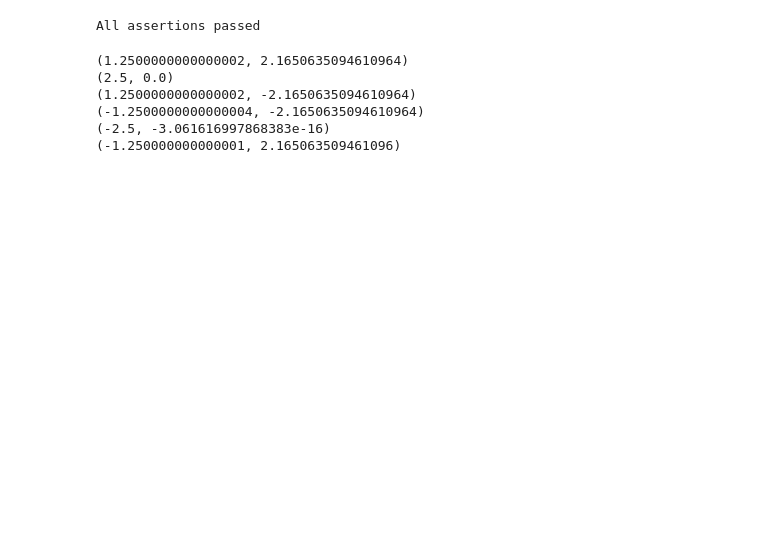
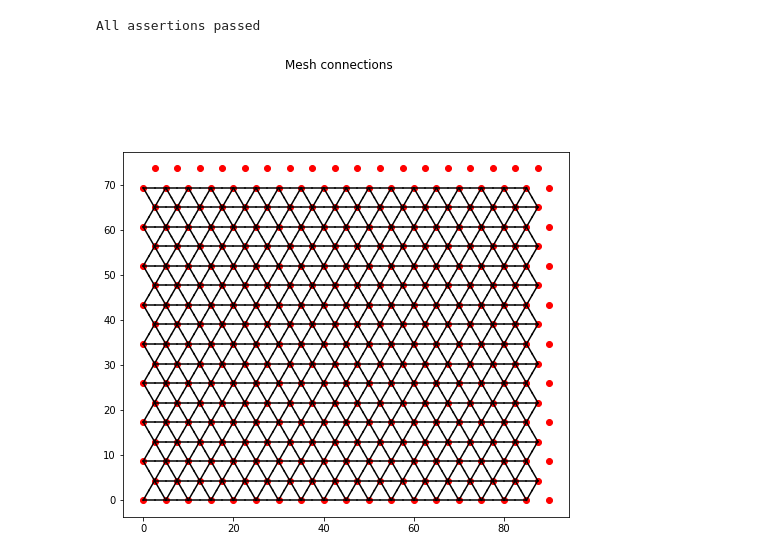
Before and after one commit to martelloni/virtualmembrane, a Jupyter notebook: PythonValidation.ipynb, the cells around one changed output. Cells and saved outputs as stored; diff of their text form; code cells hidden in the pictures; blank space fills up the shorter version.

```diff
--- a/PythonValidation.ipynb
+++ b/PythonValidation.ipynb
@@ -55,19 +59,21 @@ All assertions passed
 # %%
 ## Plot mesh mask structure
 
 def getLinePoints(xp, yp, direction):
     """
     xp, yp: coordinates of the mesh point
     direction: enum of the direction clockwise (NE, E, SE, SW, W, NW)
     """
-    angles = np.arange(np.pi/3, -6/3*np.pi, -np.pi/3)
+    angles = np.arange(-np.pi/3, 5/3*np.pi, np.pi/3)
     yd = np.sin(angles[direction]) * spatial_resolution / 2 + yp
     xd = np.cos(angles[direction]) * spatial_resolution / 2 + xp
-    return (xd, yd)
+    return ((xd, xp), (yd, yp))
+
+fig, ax = plot_mesh("Mesh connections")
+for point_idx, point_coords in enumerate(mesh_coords):
+    point_mask = mesh_mask[point_idx]
+    for dir, dirmask in enumerate(point_mask):
+        if point_mask[dir]:
+            plt.plot(*getLinePoints(*point_coords, dir), color="k")
 # %% [output]
-(1.2500000000000002, 2.1650635094610964)
-(2.5, 0.0)
-(1.2500000000000002, -2.1650635094610964)
-(-1.2500000000000004, -2.1650635094610964)
-(-2.5, -3.061616997868383e-16)
-(-1.250000000000001, 2.165063509461096)
+[figure, added]
```
Also changed, not shown: parts of 6 cells of this notebook, 3 other files.
